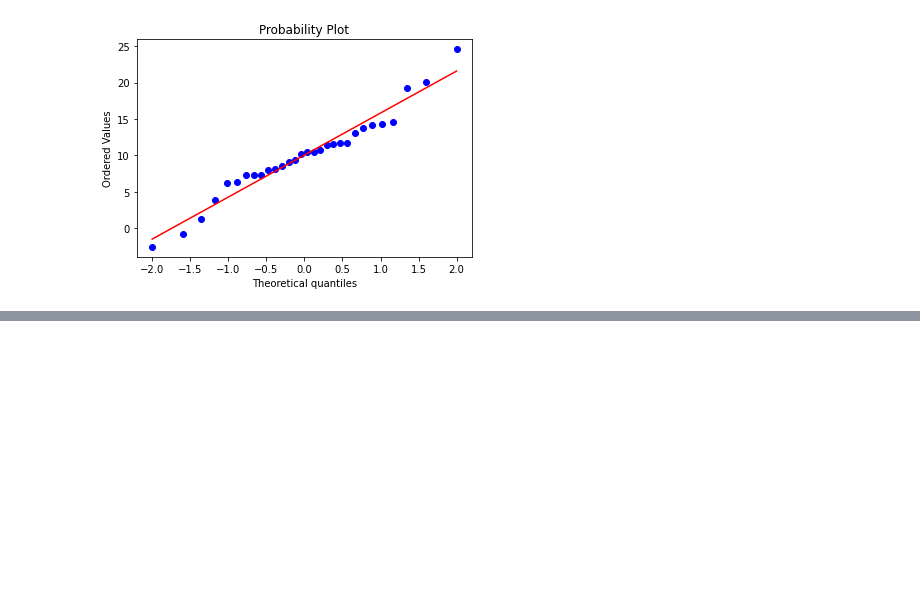
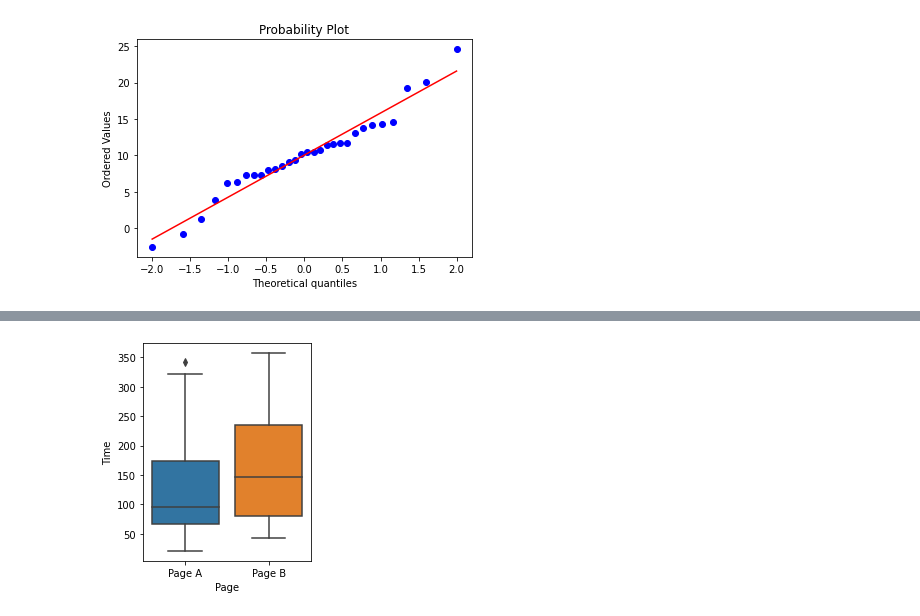
Before and after one commit to Je-Hyeon/My_Study_Materials2021, a Jupyter notebook: Practical_stat_datascientist.ipynb, the cells around one changed output, grey strips where cells are left out. Cells and saved outputs as stored; diff of their text form; code cells hidden in the pictures; blank space fills up the shorter version.

```diff
--- a/Practical_stat_datascientist.ipynb
+++ b/Practical_stat_datascientist.ipynb
@@ -483,0 +511,7 @@ stats.probplot(np.random.normal(10,5,size= 30), plot= ax);
+# %%
+# 웹페이지 데이터 가져오기.
+
+web_page = pd.read_csv('/content/drive/MyDrive/Exercise: Practical statistics/data/web_page_data.csv')
+
+print(web_page.shape)
+web_page.head()
@@ -483,0 +526,9 @@ stats.probplot(np.random.normal(10,5,size= 30), plot= ax);
+# %%
+# 우선 A와 B의 데이터를 시각화 해보자
+## Time이 10진수로 표시되어 보기 힘들다. -> 100을 곱해준다.
+plt.figure(figsize=(3,4))
+web_page['Time'] = web_page['Time'] * 100
+
+sns.boxplot(data= web_page, x= 'Page' , y='Time');
+# %% [output]
+[figure, added]
```
Also changed, not shown: parts of 12 cells of this notebook.
